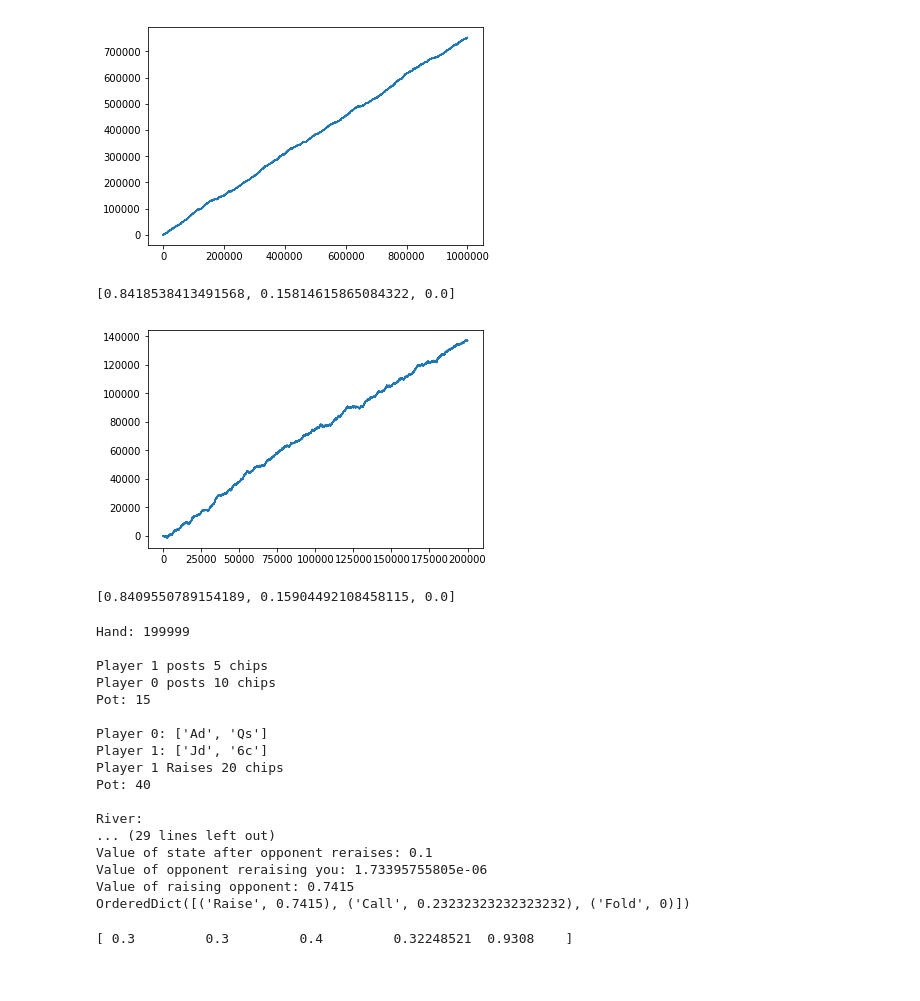
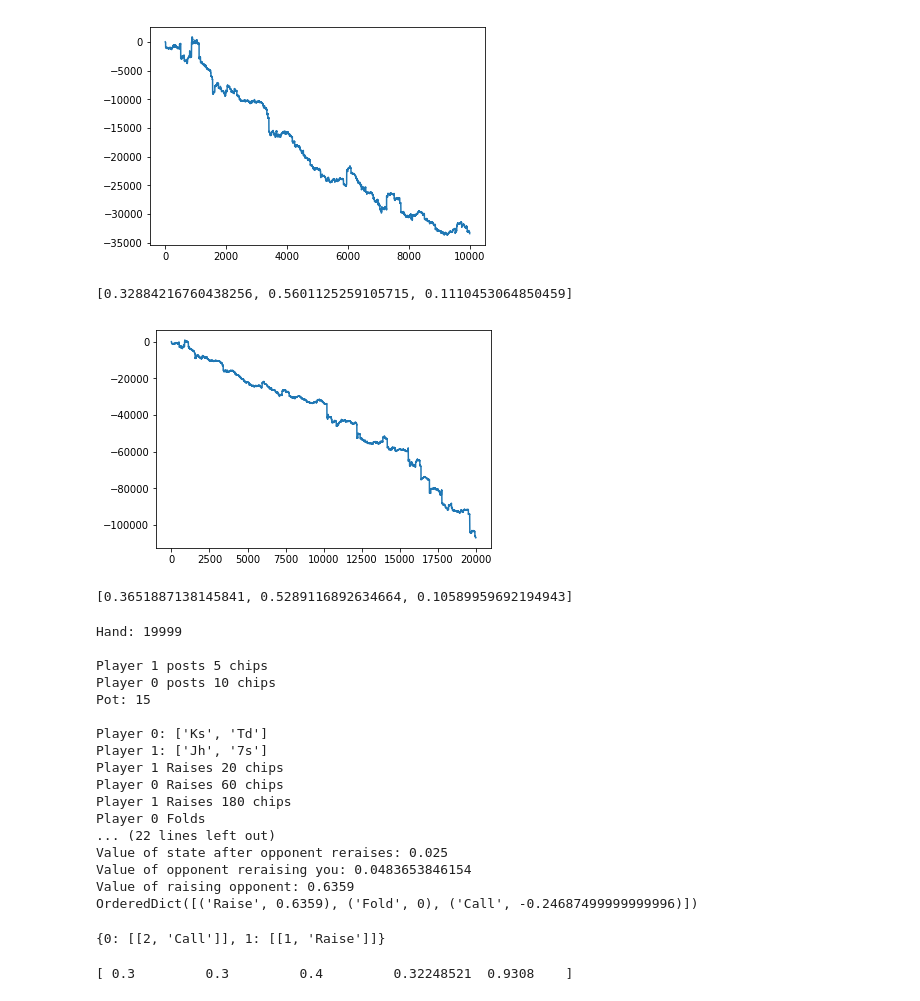
Before and after one commit to aromito7/HUPS, a Jupyter notebook: HUPS.ipynb, the cells around one changed output. Saved outputs shown, nothing was run; the diff lists cells and outputs as text; code cells hidden in the pictures.

```diff
--- a/HUPS.ipynb
+++ b/HUPS.ipynb
@@ -37,7 +37,7 @@ class Player:
     #Each state is built upon [number of previous raises (7), card rank (13), card rank(13)]
     #The outputs describe how opponent will react to a raise:
     #[odds opponent re-raises, odds opponent folds, odds your opponent calls, odds you win if you call the raise, EV of hand]
-    state_num = np.full([16, 13, 13, 5], [.3, .3, .4, .5, .1])
+    state_num = np.full([16, 13, 13, 5], [.3, .3, .4, .35, 0])
     state_denom = np.full([16, 13, 13, 5], [1, 1, 1, 1, 1])
 
     #This will track all decisions played on a hand and be reset at the end of each hand
@@ -52,7 +52,7 @@ class Player:
     #This parameter determines how often we take a random action
     alpha = .4
     #This is the decay factor for future decisions
-    epsilon = 1
+    epsilon = .5
 
     decisions = ['Fold', 'Call', 'Check', 'Bet', 'Raise']
     aiType = {1 : 'Calling Station', 2 : 'GTO', 3 : 'Neural'}
@@ -157,7 +157,7 @@ class Player:
         elif previousAction == 'Bet' or previousAction == 'Raise':
             if odds > self.currentRange.values()[int(self.raisePercent * self.callPercent * n)]:
                 self.currentRange = OrderedDict(self.currentRange.items()[:int(self.raisePercent * self.callPercent * n)])
-                return '------------------------------------Raise'
+                return 'Raise'
             elif odds > self.currentRange.values()[int(self.callPercent * n)]:
                 self.currentRange = OrderedDict(self.currentRange.items()[:int(self.callPercent * n)])
                 return 'Call'
@@ -299,27 +299,15 @@ game = Game([Player0,Player1])
 
 neural_chips = []
 
-Player1.alpha = 0
+Player1.alpha = .4
+Player1.epsilon = 1
 game.output = False
-hands = 1000000
+hands = 10000
 
 for x in range(hands):
     game.nextHand()
 
     neural_chips.append(Player1.chips)
-    '''
-    if Player1.hand[0].value == 7 and Player1.hand[1].value == 6:
-        print game.handDict['Text']
-        break
-
-    betting = game.handDict['Betting']
-
-    if betting.count('Bet') + betting.count('Raise') > 3 and betting.count('Fold') > -1:
-        print game.handDict['Text']
-        otherPlayerNum = (Player1.playerNumber + 1) % 2
-        print Player1.hand_info['Player Bets'][otherPlayerNum]
-        break
-'''
 
 #print(Player1.decision_text)
 plt.plot(neural_chips)
@@ -327,60 +315,50 @@ plt.show()
 
 print [Player1.decision_results[x] / Player1.decision_results[3] for x in range(3)]
 # %% [output]
-[figure, old version]
+[figure, new version]
-[0.8418538413491568, 0.15814615865084322, 0.0]
+[0.32884216760438256, 0.5601125259105715, 0.1110453064850459]
 # %%
-Player1.alpha = 0
 game.output = False
-hands = 200000
+hands = 10000
 
 for x in range(hands):
     game.nextHand()
 
     neural_chips.append(Player1.chips)
-    '''
-    if Player1.hand[0].value == 7 and Player1.hand[1].value == 6:
-        print game.handDict['Text']
-        break
-
-    betting = game.handDict['Betting']
-
-    if betting.count('Bet') + betting.count('Raise') > 3 and betting.count('Fold') > -1:
-        print game.handDict['Text']
-        otherPlayerNum = (Player1.playerNumber + 1) % 2
-        print Player1.hand_info['Player Bets'][otherPlayerNum]
-        break
-'''
 
 #print(Player1.decision_text)
 plt.plot(neural_chips)
 plt.show()
 
 print [Player1.decision_results[x] / Player1.decision_results[3] for x in range(3)]
 # %% [output]
-[figure, old version]
+[figure, new version]
-[0.8409550789154189, 0.15904492108458115, 0.0]
+[0.3651887138145841, 0.5289116892634664, 0.10589959692194943]
 # %%
 print game.handDict['Text']
 print Player1.decision_text
 # %% [output]
-Hand: 199999
+Hand: 19999
 
 Player 1 posts 5 chips
 Player 0 posts 10 chips
 Pot: 15
 
-Player 0: ['Ad', 'Qs']
-Player 1: ['Jd', '6c']
+Player 0: ['Ks', 'Td']
+Player 1: ['Jh', '7s']
 Player 1 Raises 20 chips
-Pot: 40
-
-River:
-... (29 lines left out)
-Value of state after opponent reraises: 0.1
-Value of opponent reraising you: 1.73395755805e-06
-Value of raising opponent: 0.7415
-OrderedDict([('Raise', 0.7415), ('Call', 0.23232323232323232), ('Fold', 0)])
+Player 0 Raises 60 chips
+Player 1 Raises 180 chips
+Player 0 Folds
+... (22 lines left out)
+Value of state after opponent reraises: 0.025
+Value of opponent reraising you: 0.0483653846154
+Value of raising opponent: 0.6359
+OrderedDict([('Raise', 0.6359), ('Fold', 0), ('Call', -0.24687499999999996)])
+# %%
+Player1.hand_info['Player Bets']
+# %% [output]
+{0: [[2, 'Call']], 1: [[1, 'Raise']]}
 # %%
 bet = 2
 card1 = 10
```
Also changed, not shown: parts of 2 cells of this notebook, 24 other files.
